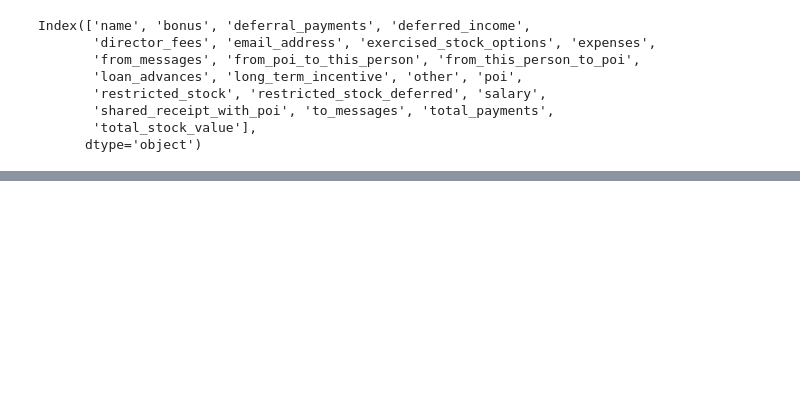
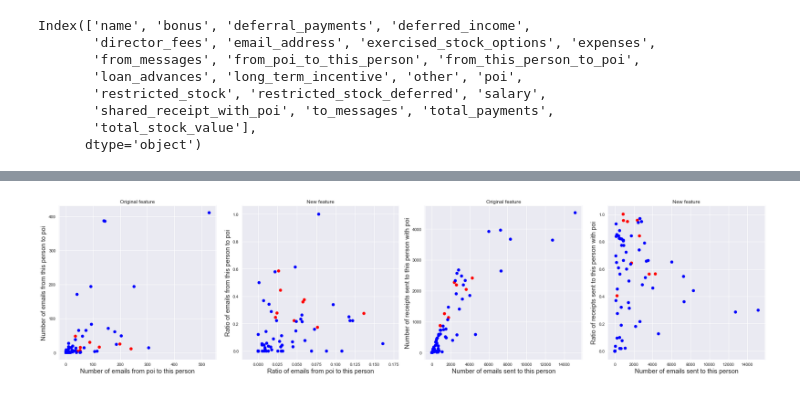
Before and after one commit to w2051200021/ML100Days, a Jupyter notebook: homework/Day_51-53_HW.ipynb, the cells around one changed output, grey strips where cells are left out. Drawn from its saved outputs; the diff is of its cells as text; code cells hidden in the pictures; blank space fills up the shorter version.

```diff
--- a/homework/Day_51-53_HW.ipynb
+++ b/homework/Day_51-53_HW.ipynb
@@ -222,14 +269,13 @@ for feature, dtype in zip(df_stock.columns, df_stock.dtypes):
 # %%
 df_email = data[email_columns]
 df_email = df_email.fillna(0)
-df_email['from_poi_ratio'] = df_email['from_poi_to_this_person'] / (df_email['from_messages'] + df_email['from_poi_to_this_person'])
-df_email['to_poi_ratio'] = df_email['from_this_person_to_poi'] / (df_email['to_messages'] + df_email['from_this_person_to_poi'])
+df_email['from_poi_ratio'] = df_email['from_poi_to_this_person'] / df_email['to_messages'] # 收信
+df_email['to_poi_ratio'] = df_email['from_this_person_to_poi'] / df_email['from_messages'] # 寄信
 df_email['poi_interact_ratio'] = (df_email['from_this_person_to_poi'] + df_email['from_poi_to_this_person']) \
-                               / (df_email['from_this_person_to_poi'] + df_email['from_poi_to_this_person'] \
-                                + df_email['from_messages'] + df_email['to_messages'])
-df_email['poi_receipt_ratio'] = df_email['shared_receipt_with_poi'] / (df_email['from_this_person_to_poi'] \
-                              + df_email['from_poi_to_this_person'] + df_email['from_messages'] + df_email['to_messages'])
+                               / (df_email['from_messages'] + df_email['to_messages'])
+df_email['poi_receipt_ratio'] = df_email['shared_receipt_with_poi'] / df_email['to_messages']
 df_email = df_email.fillna(0)
+df_email.replace(np.inf, 0, inplace = True)
 
 pd.concat([data.name, df_email], axis = 1)
 # %% [output]
@@ -278 +299,31 @@ for feature, dtype in zip(df_email.columns, df_email.dtypes):
+# %%
+train_num = train_data.shape[0]
+color = ['r' if i == True else 'b' for i in train_data.poi]
+
+figure, (axes1, axes2, axes3, axes4) = plt.subplots(ncols = 4, nrows = 1, figsize = (24, 6))
+axes1.scatter(df_email['from_poi_to_this_person'][:train_num], df_email['from_this_person_to_poi'][:train_num], c = color)
+axes1.set_xlabel('Number of emails from poi to this person', fontsize = 15)
+axes1.set_ylabel('Number of emails from this person to poi', fontsize = 15)
+axes1.set_title('Original feature')
+
+
+axes2.scatter(df_email['from_poi_ratio'][:train_num], df_email['to_poi_ratio'][:train_num], c = color)
+axes2.set_xlabel('Ratio of emails from poi to this person', fontsize = 15)
+axes2.set_ylabel('Ratio of emails from this person to poi', fontsize = 15)
+axes2.set_title('New feature')
+
+axes3.scatter(df_email['to_messages'][:train_num], df_email['shared_receipt_with_poi'][:train_num], c = color)
+axes3.set_xlabel('Number of emails sent to this person', fontsize = 15)
+axes3.set_ylabel('Number of receipts sent to this person with poi', fontsize = 15)
+axes3.set_title('Original feature')
+
+axes4.scatter(df_email['to_messages'][:train_num], df_email['poi_receipt_ratio'][:train_num], c = color)
+axes4.set_xlabel('Number of emails sent to this person', fontsize = 15)
+axes4.set_ylabel('Ratio of receipts sent to this person with poi', fontsize = 15)
+axes4.set_title('New feature')
+
+figure.tight_layout()
+plt.show()
+# %% [output]
+[figure, added]
 # %%
```
Also changed, not shown: parts of 92 cells of this notebook, 7 other files.
